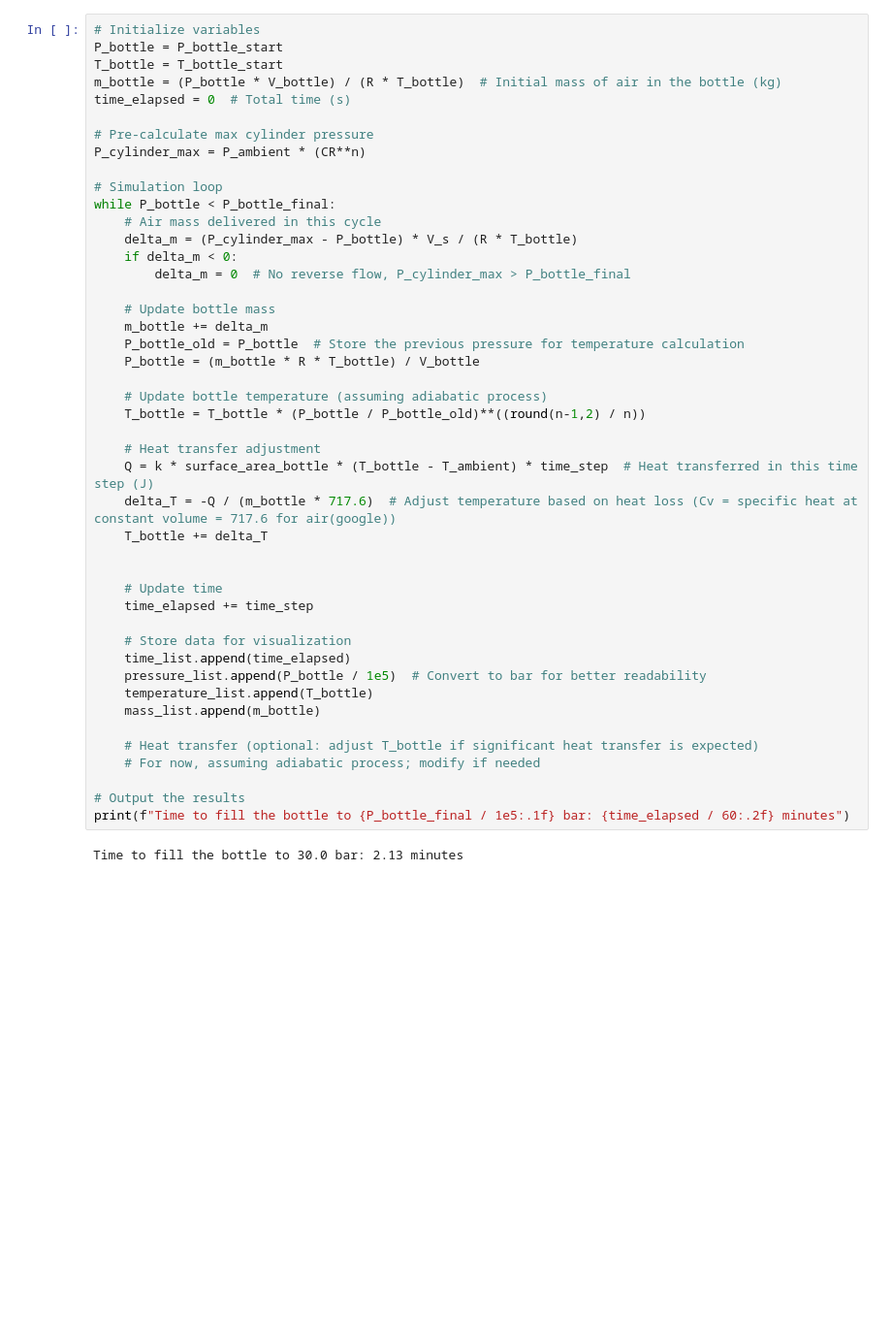
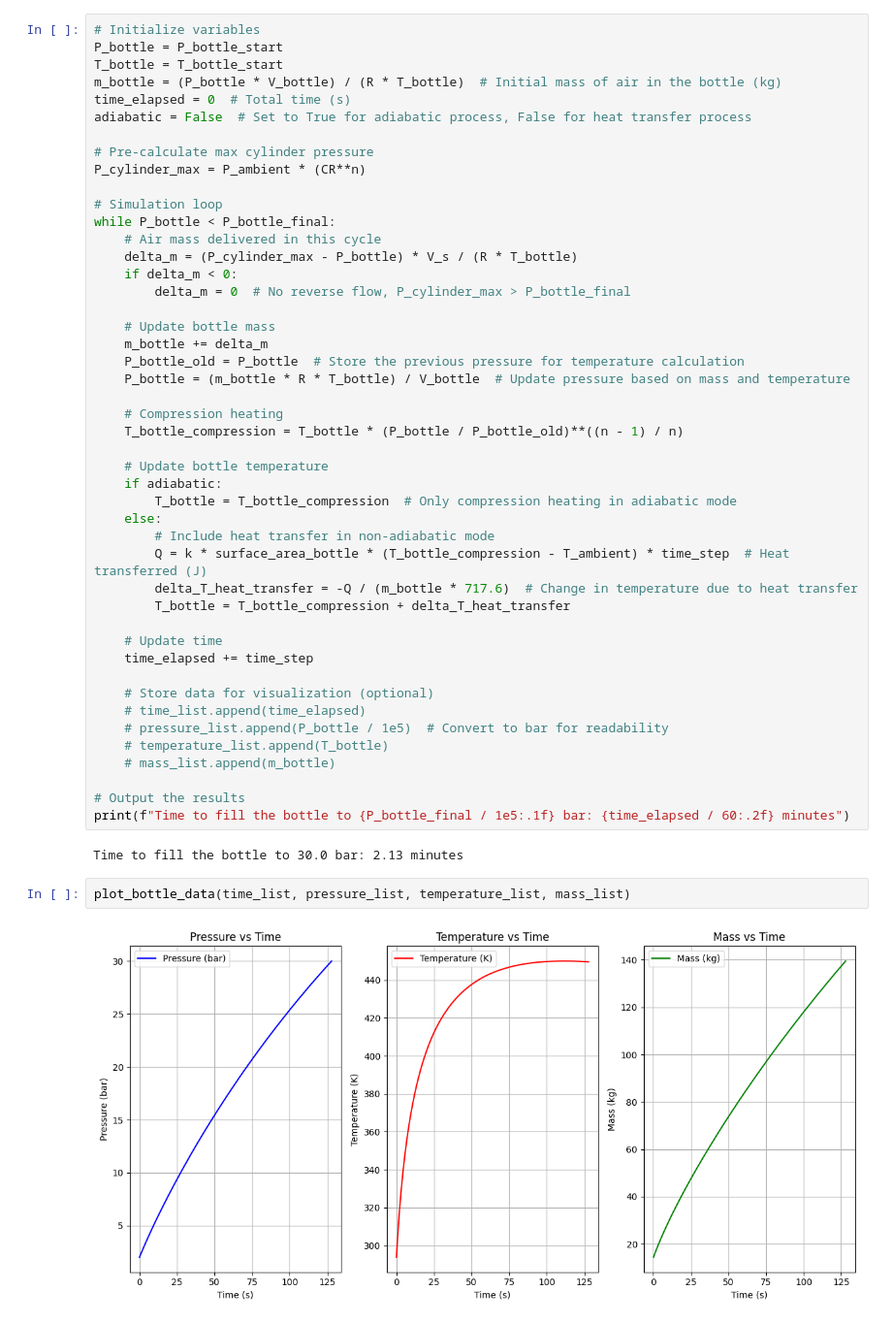
Before and after one commit to abcr5914/Projects_Private, a Jupyter notebook: Project_Compressor_Time.ipynb, the cells around one changed output. Shown at 97% size. Saved outputs shown, nothing was run; the diff lists cells and outputs as text; blank space fills up the shorter version.

```diff
--- a/Project_Compressor_Time.ipynb
+++ b/Project_Compressor_Time.ipynb
@@ -214,6 +231,7 @@ P_bottle = P_bottle_start
 T_bottle = T_bottle_start
 m_bottle = (P_bottle * V_bottle) / (R * T_bottle)  # Initial mass of air in the bottle (kg)
 time_elapsed = 0  # Total time (s)
+adiabatic = False  # Set to True for adiabatic process, False for heat transfer process
 
 # Pre-calculate max cylinder pressure
 P_cylinder_max = P_ambient * (CR**n)
@@ -228,30 +246,34 @@ while P_bottle < P_bottle_final:
     # Update bottle mass
     m_bottle += delta_m
     P_bottle_old = P_bottle  # Store the previous pressure for temperature calculation
-    P_bottle = (m_bottle * R * T_bottle) / V_bottle
+    P_bottle = (m_bottle * R * T_bottle) / V_bottle  # Update pressure based on mass and temperature
 
-    # Update bottle temperature (assuming adiabatic process)
-    T_bottle = T_bottle * (P_bottle / P_bottle_old)**((round(n-1,2) / n))
+    # Compression heating
+    T_bottle_compression = T_bottle * (P_bottle / P_bottle_old)**((n - 1) / n)
 
-    # Heat transfer adjustment
-    Q = k * surface_area_bottle * (T_bottle - T_ambient) * time_step  # Heat transferred in this time step (J)
-    delta_T = -Q / (m_bottle * 717.6)  # Adjust temperature based on heat loss (Cv = specific heat at constant volume = 717.6 for air(google))
-    T_bottle += delta_T
-
+    # Update bottle temperature
+    if adiabatic:
+        T_bottle = T_bottle_compression  # Only compression heating in adiabatic mode
+    else:
+        # Include heat transfer in non-adiabatic mode
+        Q = k * surface_area_bottle * (T_bottle_compression - T_ambient) * time_step  # Heat transferred (J)
+        delta_T_heat_transfer = -Q / (m_bottle * 717.6)  # Change in temperature due to heat transfer
+        T_bottle = T_bottle_compression + delta_T_heat_transfer
 
     # Update time
     time_elapsed += time_step
 
-    # Store data for visualization
-    time_list.append(time_elapsed)
-    pressure_list.append(P_bottle / 1e5)  # Convert to bar for better readability
-    temperature_list.append(T_bottle)
-    mass_list.append(m_bottle)
-
-    # Heat transfer (optional: adjust T_bottle if significant heat transfer is expected)
-    # For now, assuming adiabatic process; modify if needed
+    # Store data for visualization (optional)
+    # time_list.append(time_elapsed)
+    # pressure_list.append(P_bottle / 1e5)  # Convert to bar for readability
+    # temperature_list.append(T_bottle)
+    # mass_list.append(m_bottle)
 
 # Output the results
 print(f"Time to fill the bottle to {P_bottle_final / 1e5:.1f} bar: {time_elapsed / 60:.2f} minutes")
 # %% [output]
 Time to fill the bottle to 30.0 bar: 2.13 minutes
+# %%
+plot_bottle_data(time_list, pressure_list, temperature_list, mass_list)
+# %% [output]
+[figure, added]
```
Also changed, not shown: parts of 13 cells of this notebook.
